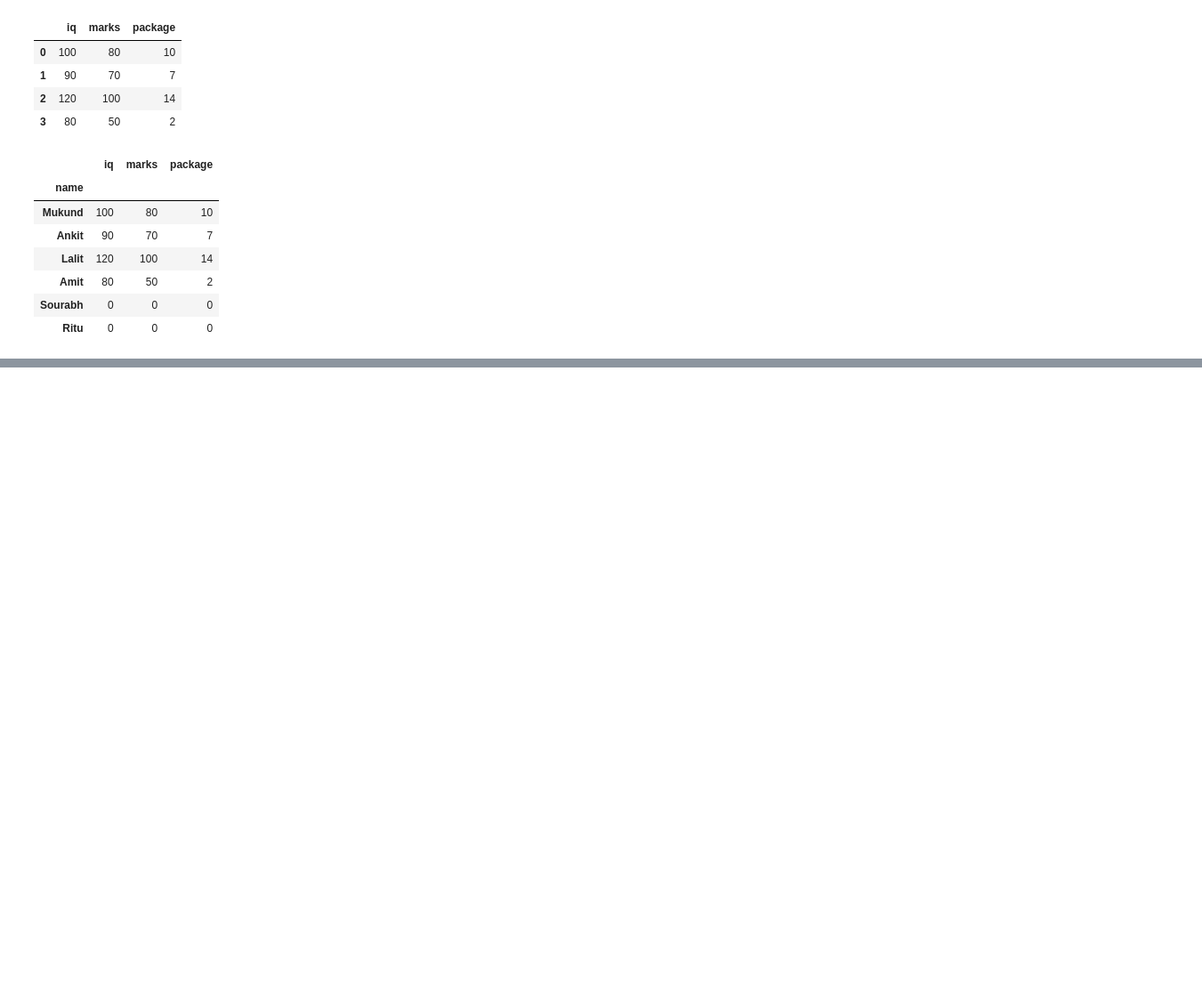
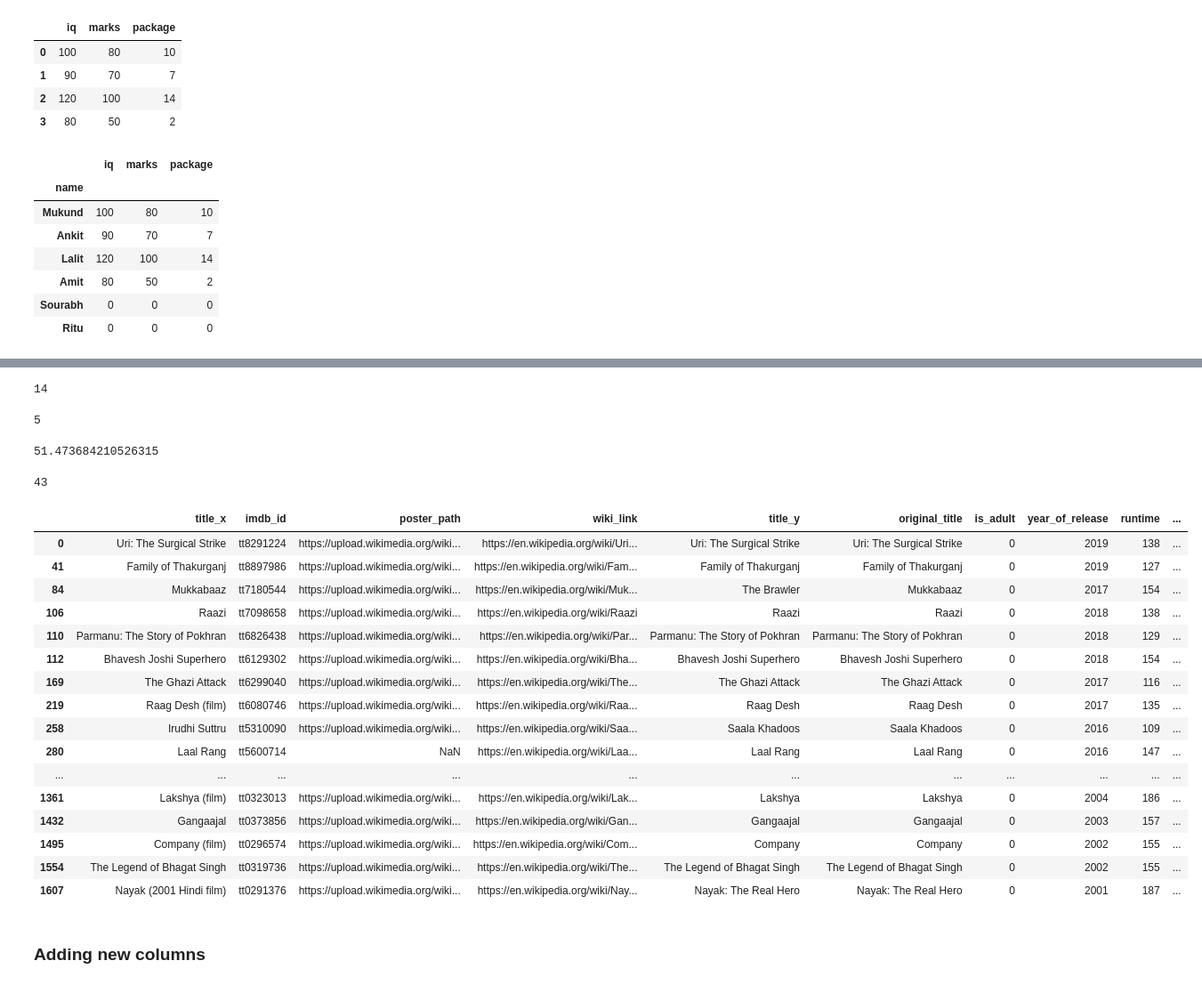
Before and after one commit to rishabhrathore055/DataScience, a Jupyter notebook: Pandas/Pandas Revision.ipynb, the cells around one changed output, grey strips where cells are left out. Shown: that part at 89% size. Saved outputs shown, nothing was run; the diff lists cells and outputs as text; code cells hidden in the pictures; blank space fills up the shorter version.

Commit message:
Learned some dataframe function

```diff
--- a/Pandas/Pandas Revision.ipynb
+++ b/Pandas/Pandas Revision.ipynb
@@ -1089,3 +1104,3 @@ students
 # %%
 # Using read_csv
-pd = read_xlsx('bollywood.xlsx')
+movies = pd.read_csv('movies.csv')
@@ -1093,0 +1770,47 @@ NameError: name 'read_xlsx' is not defined
+# %%
+# how many super over finishes have occured
+ipl['SuperOver'] == 'Y'
+ipl[ipl['SuperOver'] == 'Y'].shape[0]
+# %% [output]
+14
+# %%
+# how many matches has csk won in kolkata
+ipl[(ipl['City'] == 'Kolkata') & (ipl['WinningTeam'] =='Chennai Super Kings')].shape[0]
+# %% [output]
+5
+# %%
+# toss winner is match winner in percentage
+(ipl[ipl['TossWinner'] == ipl['WinningTeam']].shape[0] / ipl.shape[0]) * 100
+# %% [output]
+51.473684210526315
+# %%
+# movies with rating higher than 8 and votes>10000
+movies[(movies['imdb_rating'] > 8) & (movies['imdb_votes'] > 10000)].shape[0]
+# %% [output]
+43
+# %%
+# Action movies with rating higher than 7.5
+# mask1 = movies['genres'].str.split('|').apply(lambda x:'Action' in x)
+mask1 = movies['genres'].str.contains('Action')
+mask2 = movies['imdb_rating'] > 7.5
+movies[mask1 & mask2]
+# %% [output]
+|  | title_x | imdb_id | poster_path | wiki_link | title_y | original_title | is_adult | year_of_release | runtime | ... |
+| 0 | Uri: The Surgical Strike | tt8291224 | https://upload.wikimedia.org/wiki... | https://en.wikipedia.org/wiki/Uri... | Uri: The Surgical Strike | Uri: The Surgical Strike | 0 | 2019 | 138 | ... |
+| 41 | Family of Thakurganj | tt8897986 | https://upload.wikimedia.org/wiki... | https://en.wikipedia.org/wiki/Fam... | Family of Thakurganj | Family of Thakurganj | 0 | 2019 | 127 | ... |
+| 84 | Mukkabaaz | tt7180544 | https://upload.wikimedia.org/wiki... | https://en.wikipedia.org/wiki/Muk... | The Brawler | Mukkabaaz | 0 | 2017 | 154 | ... |
+| 106 | Raazi | tt7098658 | https://upload.wikimedia.org/wiki... | https://en.wikipedia.org/wiki/Raazi | Raazi | Raazi | 0 | 2018 | 138 | ... |
+| 110 | Parmanu: The Story of Pokhran | tt6826438 | https://upload.wikimedia.org/wiki... | https://en.wikipedia.org/wiki/Par... | Parmanu: The Story of Pokhran | Parmanu: The Story of Pokhran | 0 | 2018 | 129 | ... |
+| 112 | Bhavesh Joshi Superhero | tt6129302 | https://upload.wikimedia.org/wiki... | https://en.wikipedia.org/wiki/Bha... | Bhavesh Joshi Superhero | Bhavesh Joshi Superhero | 0 | 2018 | 154 | ... |
+| 169 | The Ghazi Attack | tt6299040 | https://upload.wikimedia.org/wiki... | https://en.wikipedia.org/wiki/The... | The Ghazi Attack | The Ghazi Attack | 0 | 2017 | 116 | ... |
+| 219 | Raag Desh (film) | tt6080746 | https://upload.wikimedia.org/wiki... | https://en.wikipedia.org/wiki/Raa... | Raag Desh | Raag Desh | 0 | 2017 | 135 | ... |
+| 258 | Irudhi Suttru | tt5310090 | https://upload.wikimedia.org/wiki... | https://en.wikipedia.org/wiki/Saa... | Saala Khadoos | Saala Khadoos | 0 | 2016 | 109 | ... |
+| 280 | Laal Rang | tt5600714 | NaN | https://en.wikipedia.org/wiki/Laa... | Laal Rang | Laal Rang | 0 | 2016 | 147 | ... |
+| ... | ... | ... | ... | ... | ... | ... | ... | ... | ... | ... |
+| 1361 | Lakshya (film) | tt0323013 | https://upload.wikimedia.org/wiki... | https://en.wikipedia.org/wiki/Lak... | Lakshya | Lakshya | 0 | 2004 | 186 | ... |
+| 1432 | Gangaajal | tt0373856 | https://upload.wikimedia.org/wiki... | https://en.wikipedia.org/wiki/Gan... | Gangaajal | Gangaajal | 0 | 2003 | 157 | ... |
+| 1495 | Company (film) | tt0296574 | https://upload.wikimedia.org/wiki... | https://en.wikipedia.org/wiki/Com... | Company | Company | 0 | 2002 | 155 | ... |
+| 1554 | The Legend of Bhagat Singh | tt0319736 | https://upload.wikimedia.org/wiki... | https://en.wikipedia.org/wiki/The... | The Legend of Bhagat Singh | The Legend of Bhagat Singh | 0 | 2002 | 155 | ... |
+| 1607 | Nayak (2001 Hindi film) | tt0291376 | https://upload.wikimedia.org/wiki... | https://en.wikipedia.org/wiki/Nay... | Nayak: The Real Hero | Nayak: The Real Hero | 0 | 2001 | 187 | ... |
+# %% [markdown]
+### Adding new columns
```
Also changed, not shown: parts of 74 cells of this notebook.
